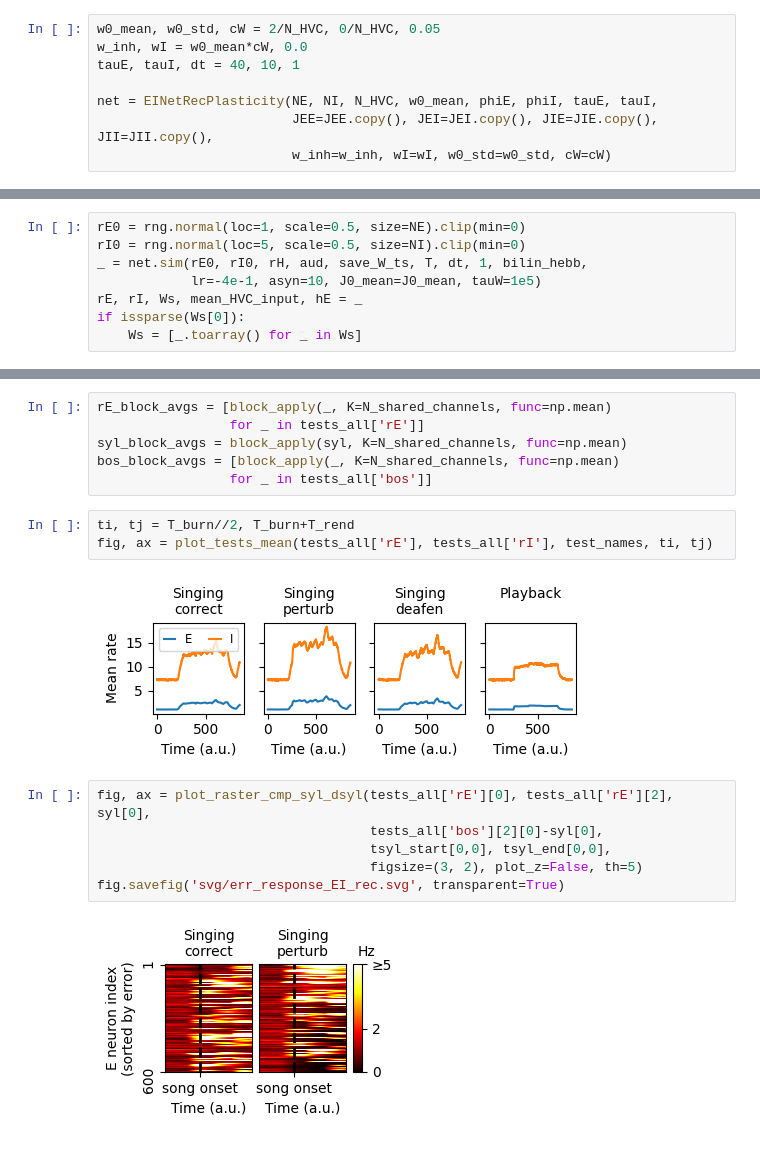
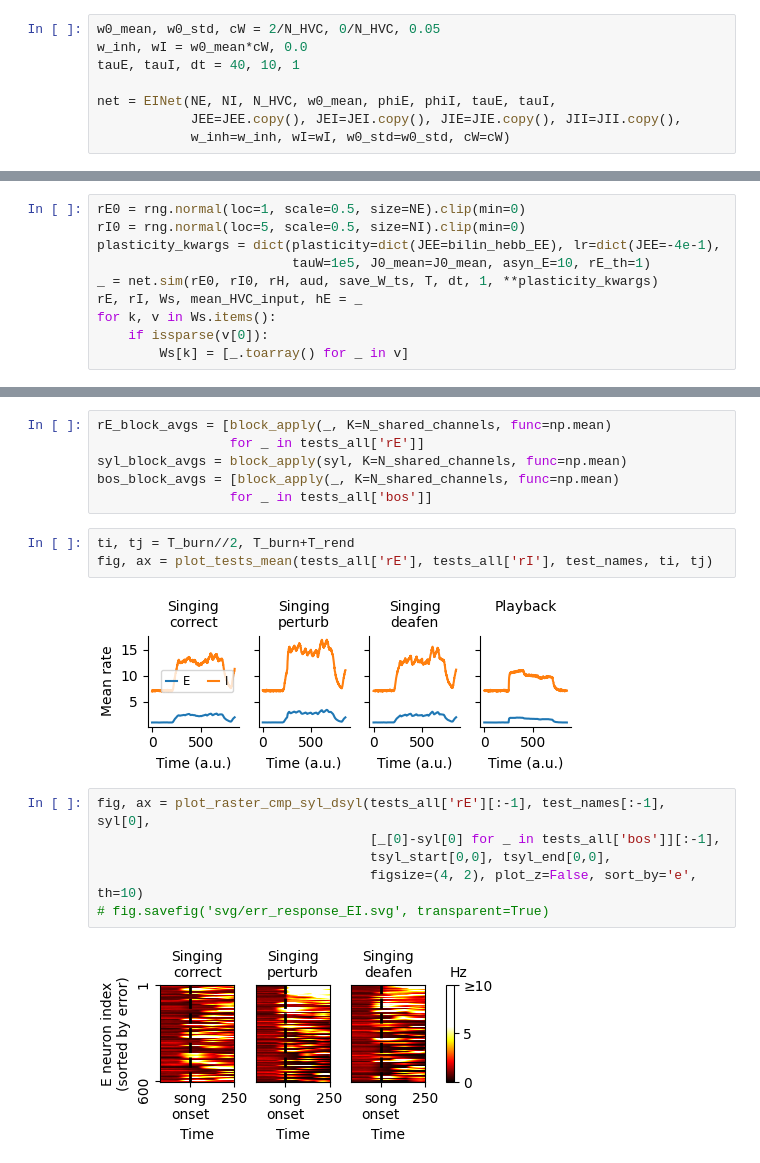
Before and after one commit to gongziyida/vocal-error-network, a Jupyter notebook: EI_rec_plasticity.ipynb, the cells around one changed output, grey strips where cells are left out. Saved outputs shown, nothing was run; the diff lists cells and outputs as text.

```diff
--- a/EI_rec_plasticity.ipynb
+++ b/EI_rec_plasticity.ipynb
@@ -63,9 +65,9 @@ w0_mean, w0_std, cW = 2/N_HVC, 0/N_HVC, 0.05
 w_inh, wI = w0_mean*cW, 0.0
 tauE, tauI, dt = 40, 10, 1
 
-net = EINetRecPlasticity(NE, NI, N_HVC, w0_mean, phiE, phiI, tauE, tauI,
-                         JEE=JEE.copy(), JEI=JEI.copy(), JIE=JIE.copy(), JII=JII.copy(),
-                         w_inh=w_inh, wI=wI, w0_std=w0_std, cW=cW)
+net = EINet(NE, NI, N_HVC, w0_mean, phiE, phiI, tauE, tauI,
+            JEE=JEE.copy(), JEI=JEI.copy(), JIE=JIE.copy(), JII=JII.copy(),
+            w_inh=w_inh, wI=wI, w0_std=w0_std, cW=cW)
 # %%
 rE0 = rng.normal(loc=1, scale=0.5, size=NE).clip(min=0)
 rI0 = rng.normal(loc=5, scale=0.5, size=NI).clip(min=0)
@@ -110,11 +81,13 @@ def bilin_hebb(net, aiv_post, aiv_pre, hvc, lr, J0_mean, tauW):
 # %%
 rE0 = rng.normal(loc=1, scale=0.5, size=NE).clip(min=0)
 rI0 = rng.normal(loc=5, scale=0.5, size=NI).clip(min=0)
-_ = net.sim(rE0, rI0, rH, aud, save_W_ts, T, dt, 1, bilin_hebb,
-            lr=-4e-1, asyn=10, J0_mean=J0_mean, tauW=1e5)
+plasticity_kwargs = dict(plasticity=dict(JEE=bilin_hebb_EE), lr=dict(JEE=-4e-1),
+                         tauW=1e5, J0_mean=J0_mean, asyn_E=10, rE_th=1)
+_ = net.sim(rE0, rI0, rH, aud, save_W_ts, T, dt, 1, **plasticity_kwargs)
 rE, rI, Ws, mean_HVC_input, hE = _
-if issparse(Ws[0]):
-    Ws = [_.toarray() for _ in Ws]
+for k, v in Ws.items():
+    if issparse(v[0]):
+        Ws[k] = [_.toarray() for _ in v]
 # %%
 fig, ax = plt.subplots(2)
 ax[0].plot(rE.mean(axis=-1))
@@ -209,15 +184,15 @@ bos_block_avgs = [block_apply(_, K=N_shared_channels, func=np.mean)
 ti, tj = T_burn//2, T_burn+T_rend
 fig, ax = plot_tests_mean(tests_all['rE'], tests_all['rI'], test_names, ti, tj)
 # %% [output]
-[figure, old version]
+[figure, new version]
 # %%
-fig, ax = plot_raster_cmp_syl_dsyl(tests_all['rE'][0], tests_all['rE'][2], syl[0],
-                                   tests_all['bos'][2][0]-syl[0],
+fig, ax = plot_raster_cmp_syl_dsyl(tests_all['rE'][:-1], test_names[:-1], syl[0],
+                                   [_[0]-syl[0] for _ in tests_all['bos']][:-1],
                                    tsyl_start[0,0], tsyl_end[0,0],
-                                   figsize=(3, 2), plot_z=False, th=5)
-fig.savefig('svg/err_response_EI_rec.svg', transparent=True)
+                                   figsize=(4, 2), plot_z=False, sort_by='e', th=10)
+# fig.savefig('svg/err_response_EI.svg', transparent=True)
 # %% [output]
-[figure, old version]
+[figure, new version]
 # %%
 ti, tj = T_burn//2, T_burn + T_rend
 ts = [(tsyl_start[i,0]-ti, tsyl_end[i,0]-ti) for i in range(N_syl)] # for plotting bars
```
Also changed, not shown: parts of 19 cells of this notebook, 10 other files.
